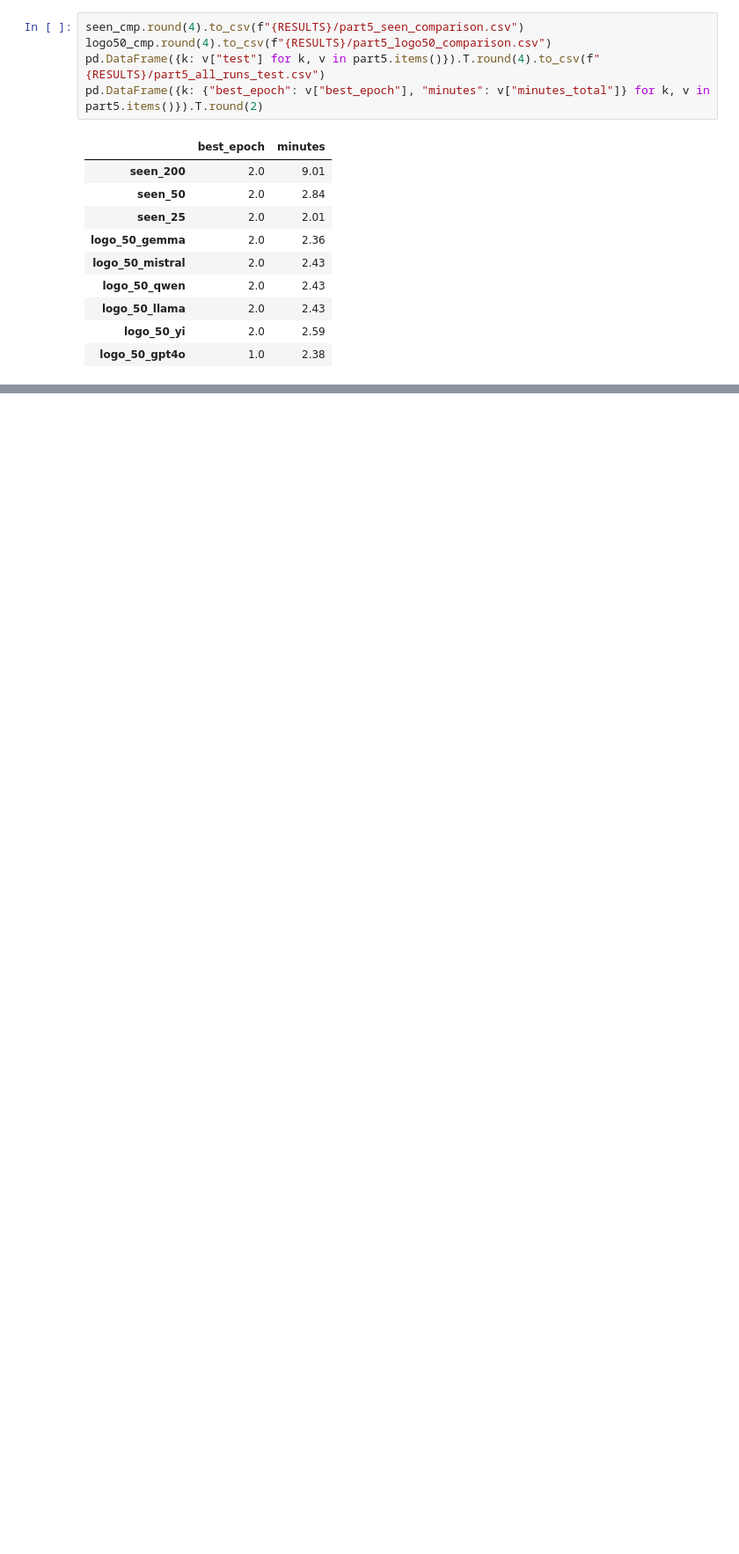
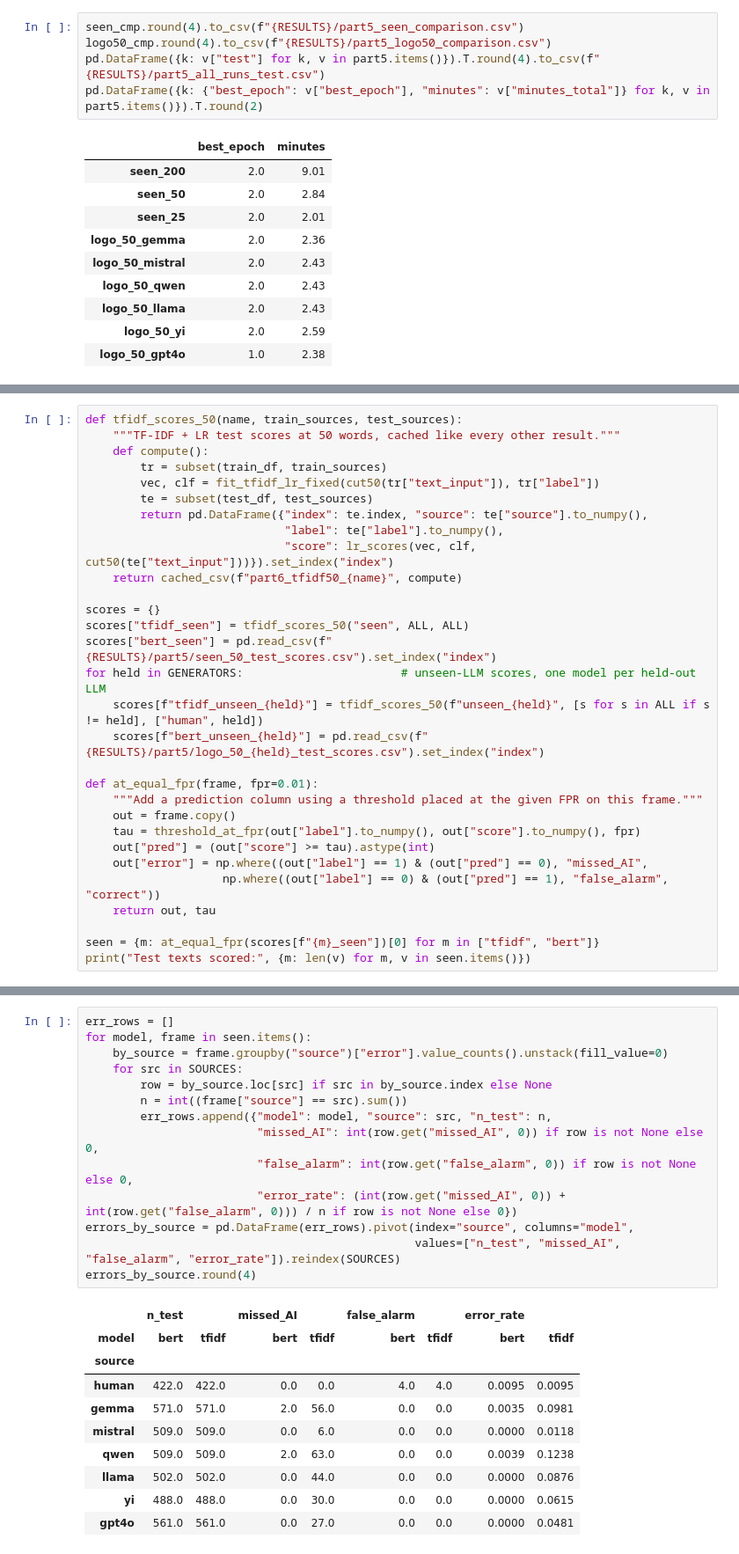
Before and after one commit to brucenguyen0302-code/ai-text-detection, a Jupyter notebook: main.ipynb, the cells around one changed output, grey strips where cells are left out. Shown at 88% size. Saved outputs shown, nothing was run; the diff lists cells and outputs as text; blank space fills up the shorter version.

```diff
--- a/main.ipynb
+++ b/main.ipynb
@@ -2058,0 +1957,30 @@ pd.DataFrame({k: {"best_epoch": v["best_epoch"], "minutes": v["minutes_total"]}
+# %%
+def tfidf_scores_50(name, train_sources, test_sources):
+    """TF-IDF + LR test scores at 50 words, cached like every other result."""
+    def compute():
+        tr = subset(train_df, train_sources)
+        vec, clf = fit_tfidf_lr_fixed(cut50(tr["text_input"]), tr["label"])
+        te = subset(test_df, test_sources)
+        return pd.DataFrame({"index": te.index, "source": te["source"].to_numpy(),
+                             "label": te["label"].to_numpy(),
+                             "score": lr_scores(vec, clf, cut50(te["text_input"]))}).set_index("index")
+    return cached_csv(f"part6_tfidf50_{name}", compute)
+
+scores = {}
+scores["tfidf_seen"] = tfidf_scores_50("seen", ALL, ALL)
+scores["bert_seen"] = pd.read_csv(f"{RESULTS}/part5/seen_50_test_scores.csv").set_index("index")
+for held in GENERATORS:                       # unseen-LLM scores, one model per held-out LLM
+    scores[f"tfidf_unseen_{held}"] = tfidf_scores_50(f"unseen_{held}", [s for s in ALL if s != held], ["human", held])
+    scores[f"bert_unseen_{held}"] = pd.read_csv(f"{RESULTS}/part5/logo_50_{held}_test_scores.csv").set_index("index")
+
+def at_equal_fpr(frame, fpr=0.01):
+    """Add a prediction column using a threshold placed at the given FPR on this frame."""
+    out = frame.copy()
+    tau = threshold_at_fpr(out["label"].to_numpy(), out["score"].to_numpy(), fpr)
+    out["pred"] = (out["score"] >= tau).astype(int)
+    out["error"] = np.where((out["label"] == 1) & (out["pred"] == 0), "missed_AI",
+                    np.where((out["label"] == 0) & (out["pred"] == 1), "false_alarm", "correct"))
+    return out, tau
+
+seen = {m: at_equal_fpr(scores[f"{m}_seen"])[0] for m in ["tfidf", "bert"]}
+print("Test texts scored:", {m: len(v) for m, v in seen.items()})
@@ -2058,0 +2000,25 @@ pd.DataFrame({k: {"best_epoch": v["best_epoch"], "minutes": v["minutes_total"]}
+# %%
+err_rows = []
+for model, frame in seen.items():
+    by_source = frame.groupby("source")["error"].value_counts().unstack(fill_value=0)
+    for src in SOURCES:
+        row = by_source.loc[src] if src in by_source.index else None
+        n = int((frame["source"] == src).sum())
+        err_rows.append({"model": model, "source": src, "n_test": n,
+                         "missed_AI": int(row.get("missed_AI", 0)) if row is not None else 0,
+                         "false_alarm": int(row.get("false_alarm", 0)) if row is not None else 0,
+                         "error_rate": (int(row.get("missed_AI", 0)) + int(row.get("false_alarm", 0))) / n if row is not None else 0})
+errors_by_source = pd.DataFrame(err_rows).pivot(index="source", columns="model",
+                                                values=["n_test", "missed_AI", "false_alarm", "error_rate"]).reindex(SOURCES)
+errors_by_source.round(4)
+# %% [output]
+|  | n_test |  | missed_AI |  | false_alarm |  | error_rate |  |
+| model | bert | tfidf | bert | tfidf | bert | tfidf | bert | tfidf |
+| source |  |  |  |  |  |  |  |  |
+| human | 422.0 | 422.0 | 0.0 | 0.0 | 4.0 | 4.0 | 0.0095 | 0.0095 |
+| gemma | 571.0 | 571.0 | 2.0 | 56.0 | 0.0 | 0.0 | 0.0035 | 0.0981 |
+| mistral | 509.0 | 509.0 | 0.0 | 6.0 | 0.0 | 0.0 | 0.0000 | 0.0118 |
+| qwen | 509.0 | 509.0 | 2.0 | 63.0 | 0.0 | 0.0 | 0.0039 | 0.1238 |
+| llama | 502.0 | 502.0 | 0.0 | 44.0 | 0.0 | 0.0 | 0.0000 | 0.0876 |
+| yi | 488.0 | 488.0 | 0.0 | 30.0 | 0.0 | 0.0 | 0.0000 | 0.0615 |
+| gpt4o | 561.0 | 561.0 | 0.0 | 27.0 | 0.0 | 0.0 | 0.0000 | 0.0481 |
```
Also changed, not shown: parts of 29 cells of this notebook.
